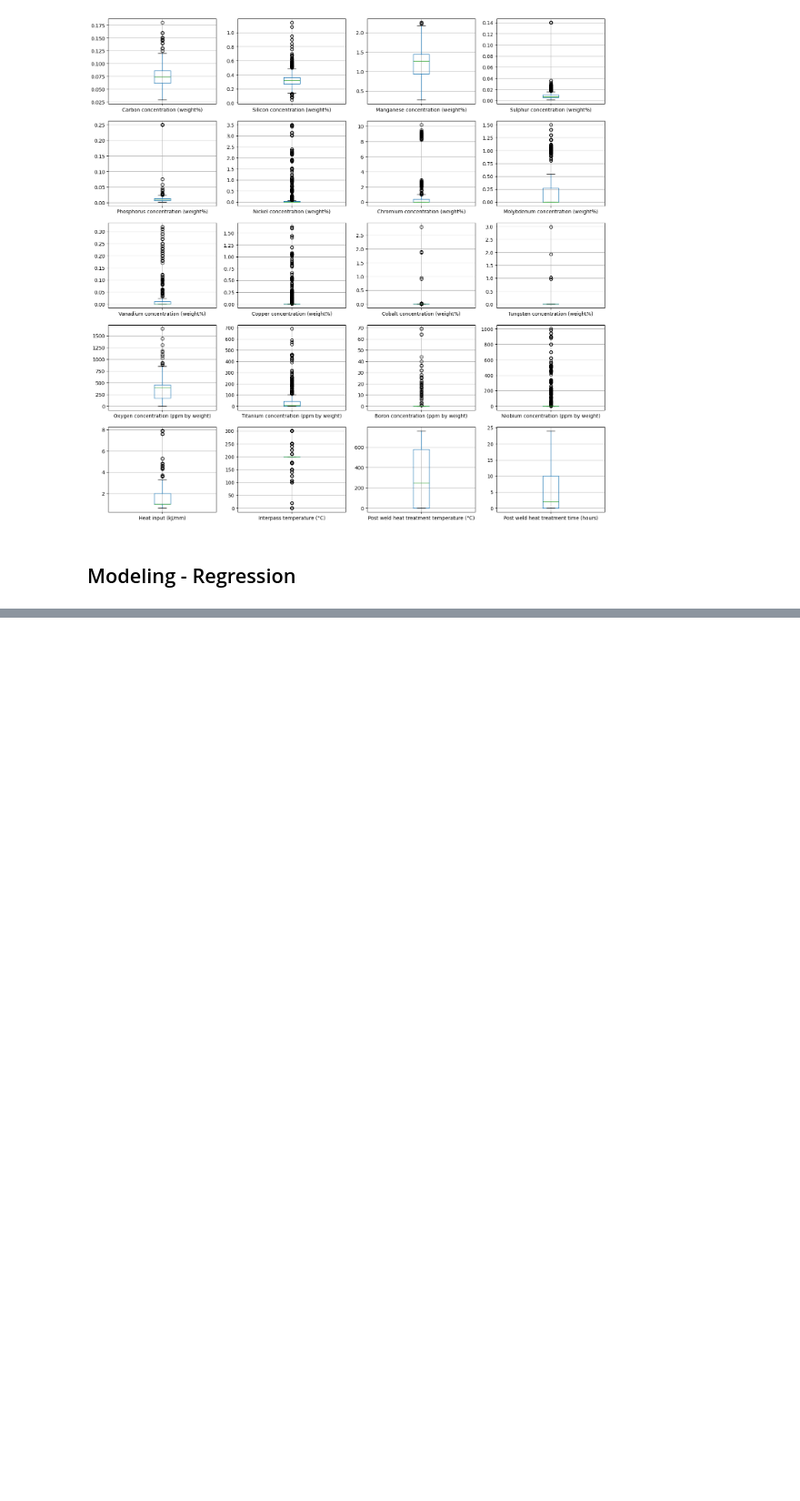
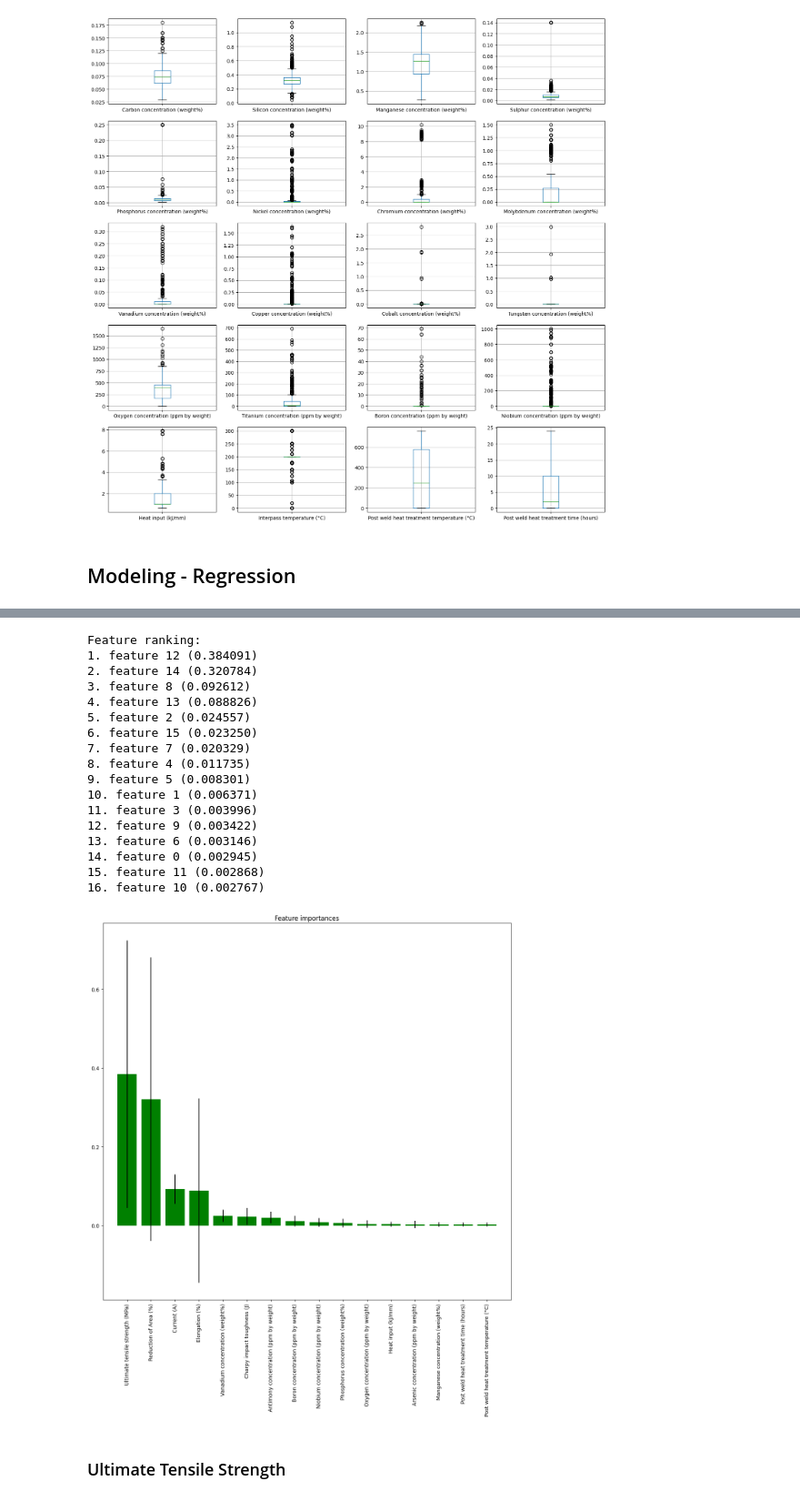
Before and after one commit to LucasTramonte/Welding-Quality-Prediction, a Jupyter notebook: main.ipynb, the cells around one changed output, grey strips where cells are left out. Shown at 91% size. Saved outputs shown, nothing was run; the diff lists cells and outputs as text; code cells hidden in the pictures; blank space fills up the shorter version.

Commit message:
feature importances

```diff
--- a/main.ipynb
+++ b/main.ipynb
@@ -521,0 +1261,44 @@ MAPE Gradient Boosting: 0.6937641197969412
+# %%
+regressor_test = RandomForestRegressor().fit(X_train, y_train)
+importances = regressor_test.feature_importances_
+
+std = np.std([tree.feature_importances_ for tree in regressor_test.estimators_],
+             axis=0)
+indices = np.argsort(importances)[::-1]
+
+# Print the feature ranking
+print("Feature ranking:")
+
+for f in range(X_train.shape[1]):
+    print("%d. feature %d (%f)" % (f + 1, indices[f], importances[indices[f]]))
+
+# Plot the feature importances of the forest
+
+plt.figure(1, figsize=(14, 13))
+plt.title("Feature importances")
+plt.bar(range(X_train.shape[1]), importances[indices],
+       color="g", yerr=std[indices], align="center")
+plt.xticks(range(X_train.shape[1]), X_train.columns[indices],rotation=90)
+plt.xlim([-1, X_train.shape[1]])
+plt.show()
+# %% [output]
+Feature ranking:
+1. feature 12 (0.384091)
+2. feature 14 (0.320784)
+3. feature 8 (0.092612)
+4. feature 13 (0.088826)
+5. feature 2 (0.024557)
+6. feature 15 (0.023250)
+7. feature 7 (0.020329)
+8. feature 4 (0.011735)
+9. feature 5 (0.008301)
+10. feature 1 (0.006371)
+11. feature 3 (0.003996)
+12. feature 9 (0.003422)
+13. feature 6 (0.003146)
+14. feature 0 (0.002945)
+15. feature 11 (0.002868)
+16. feature 10 (0.002767)
+[figure, added]
+# %% [markdown]
+### Ultimate Tensile Strength
```
Also changed, not shown: parts of 28 cells of this notebook.
